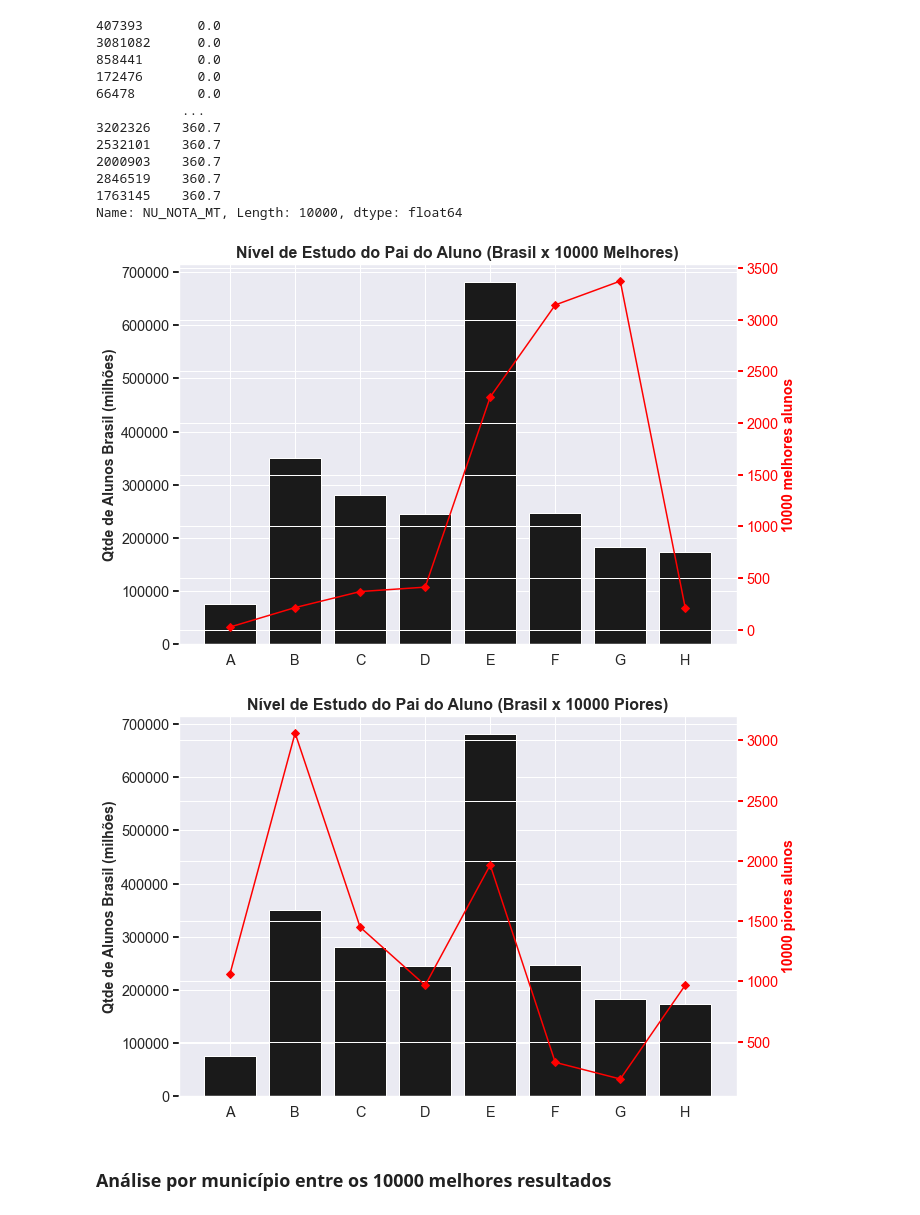
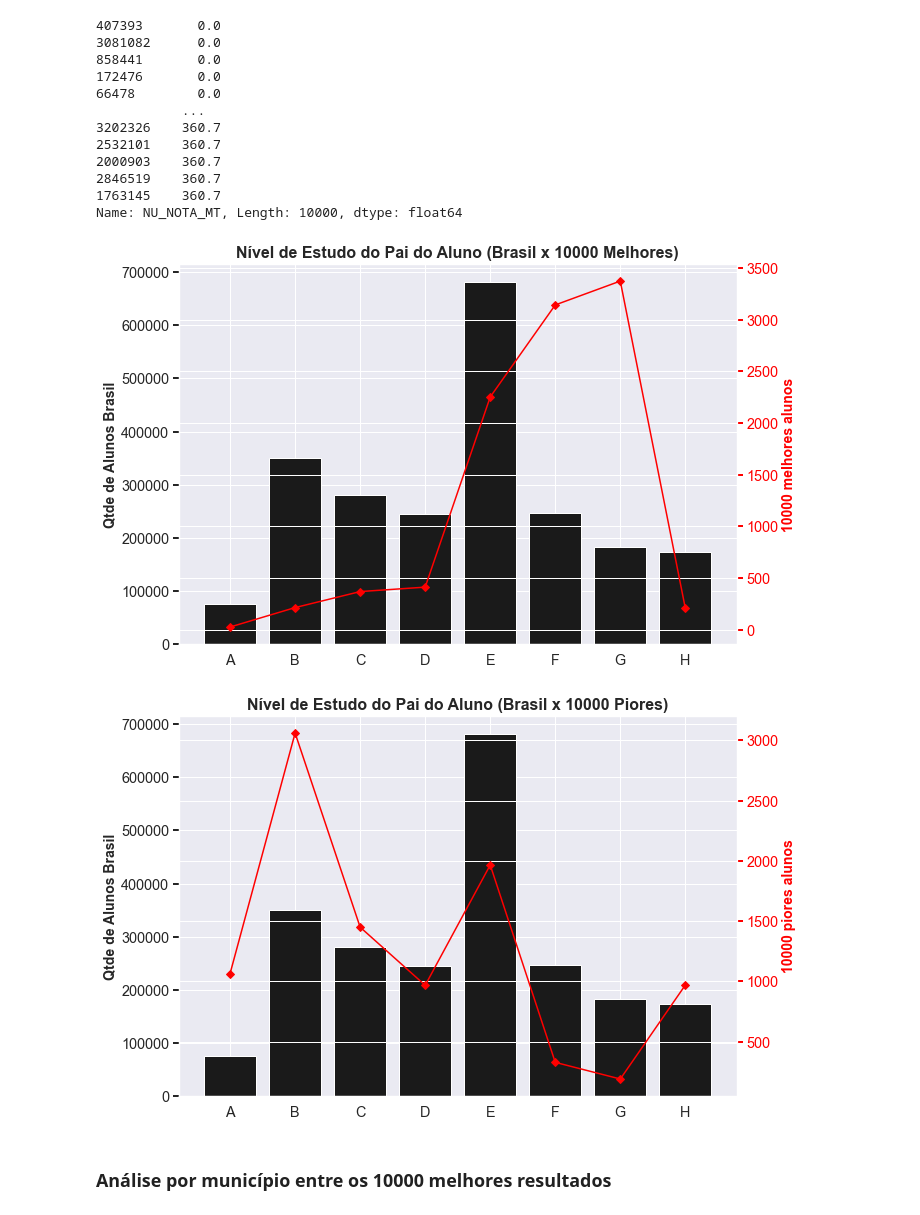
Before and after one commit to rntmoraes/analise-microdados-enem-2021, a Jupyter notebook: analise-descritiva-enem-2021.ipynb, the cells around one changed output. Saved outputs shown, nothing was run; the diff lists cells and outputs as text; code cells hidden in the pictures.

```diff
--- a/analise-descritiva-enem-2021.ipynb
+++ b/analise-descritiva-enem-2021.ipynb
@@ -967,43 +918,38 @@ Name: NU_NOTA_MT, Length: 10000, dtype: float64
 # %%
 fig, ax = plt.subplots(figsize=(10,7))
 
 ax.bar(x=df1['Q001'].value_counts().sort_index().index,
        height= df1['Q001'].value_counts().sort_index(),
-       color= 'k') # dark color (case sensitive - must be lowercase)
-ax.set_ylabel('Qtde de Alunos Brasil (milhões)', fontsize=14, weight= 'bold')
+       color= 'k') # dark color
+ax.set_ylabel('Qtde de Alunos Brasil', fontsize=14, weight= 'bold')
 ax.tick_params(axis= 'y', width= 2,  labelsize= 'large')
 
 ax1 = ax.twinx() # share the same 'x' axis
-#ax1.set_ylim(0,1)
-#ax1.yaxis.set_major_formatter(PercentFormatter(xmax=1.0)) # format to % (0-100%)
 
 ax1.plot(melhores_df['Q001'].value_counts().sort_index().index,
          melhores_df['Q001'].value_counts().sort_index(),
          marker= 'D', # D for diamonds shape
          color= 'red')
 ax1.set_ylabel('10000 melhores alunos', color= 'red', fontsize=14, weight= 'bold')
 ax1.tick_params(axis= 'y', colors= 'red', width= 2, labelsize= 'large')
 
 plt.xlabel('Nível de Estudo do Pai do Aluno', fontsize= 14)
 ax.tick_params(axis= 'x', labelsize= 'large')
 
-#ax.set_title('Python Users Survey (2012 - 2019)', fontsize= 16, weight= 'bold') # ax or ax1
 plt.title('Nível de Estudo do Pai do Aluno (Brasil x 10000 Melhores)', fontsize= 16, weight= 'bold')
 plt.show()
 # %% [output]
-[figure, old version]
+[figure, new version]
 # %%
 g, ax = plt.subplots(figsize=(10,7))
 
 ax.bar(x=df1['Q001'].value_counts().sort_index().index,
        height= df1['Q001'].value_counts().sort_index(),
-       color= 'k') # dark color (case sensitive - must be lowercase)
-ax.set_ylabel('Qtde de Alunos Brasil (milhões)', fontsize=14, weight= 'bold')
+       color= 'k') # dark color
+ax.set_ylabel('Qtde de Alunos Brasil', fontsize=14, weight= 'bold')
 ax.tick_params(axis= 'y', width= 2,  labelsize= 'large')
 
 ax1 = ax.twinx() # share the same 'x' axis
-#ax1.set_ylim(0,1)
-#ax1.yaxis.set_major_formatter(PercentFormatter(xmax=1.0)) # format to % (0-100%)
 
 ax1.plot(piores_df['Q001'].value_counts().sort_index().index,
          piores_df['Q001'].value_counts().sort_index(),
@@ -1015,11 +961,10 @@ ax1.tick_params(axis= 'y', colors= 'red', width= 2, labelsize= 'large')
 plt.xlabel('Nível de Estudo do Pai do Aluno', fontsize= 14)
 ax.tick_params(axis= 'x', labelsize= 'large')
 
-#ax.set_title('Python Users Survey (2012 - 2019)', fontsize= 16, weight= 'bold') # ax or ax1
 plt.title('Nível de Estudo do Pai do Aluno (Brasil x 10000 Piores)', fontsize= 16, weight= 'bold')
 plt.show()
 # %% [output]
-[figure, old version]
+[figure, new version]
 # %% [markdown]
 ### Análise por município entre os 10000 melhores resultados
 # %% [markdown]
```
Also changed, not shown: parts of 10 cells of this notebook.
